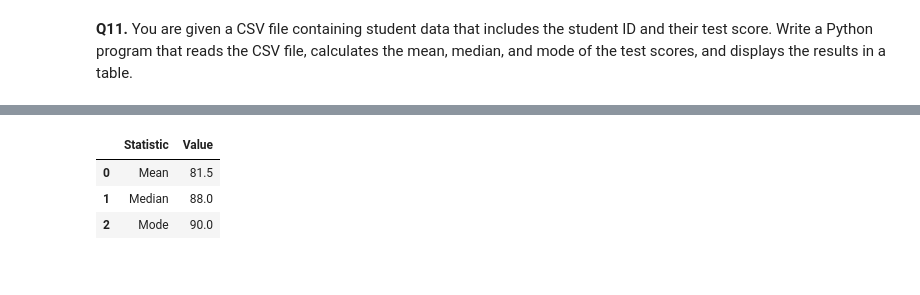
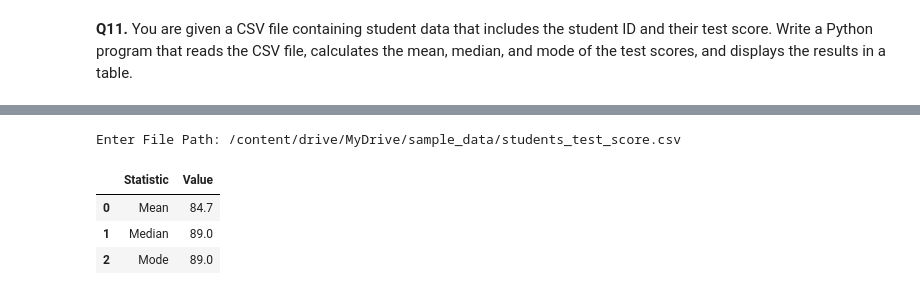
Before and after one commit to beercafeguy/PyMLLab, a Jupyter notebook: assignments/25_Feb_AssQ.ipynb, the cells around one changed output, grey strips where cells are left out. Saved outputs shown, nothing was run; the diff lists cells and outputs as text; code cells hidden in the pictures.

```diff
--- a/assignments/25_Feb_AssQ.ipynb
+++ b/assignments/25_Feb_AssQ.ipynb
@@ -283,11 +274,17 @@ st_data
 # %%
-op_df = pd.DataFrame({
+def get_stats():
+  path = input('Enter File Path: ')
+  df = pd.read_csv(path)
+  op_df = pd.DataFrame({
     'Statistic': ['Mean','Median','Mode'],
-    'Value':[st_data.test_score.mean(),st_data.test_score.median(),st_data.test_score.mode().loc[0]]
-})
-op_df
+    'Value':[df.test_score.mean(),df.test_score.median(),df.test_score.mode().loc[0]]
+  })
+
+  return op_df
+get_stats()
 # %% [output]
+Enter File Path: /content/drive/MyDrive/sample_data/students_test_score.csv
 |  | Statistic | Value |
-| 0 | Mean | 81.5 |
-| 1 | Median | 88.0 |
-| 2 | Mode | 90.0 |
+| 0 | Mean | 84.7 |
+| 1 | Median | 89.0 |
+| 2 | Mode | 89.0 |
```
Also changed, not shown: parts of 7 cells of this notebook.
